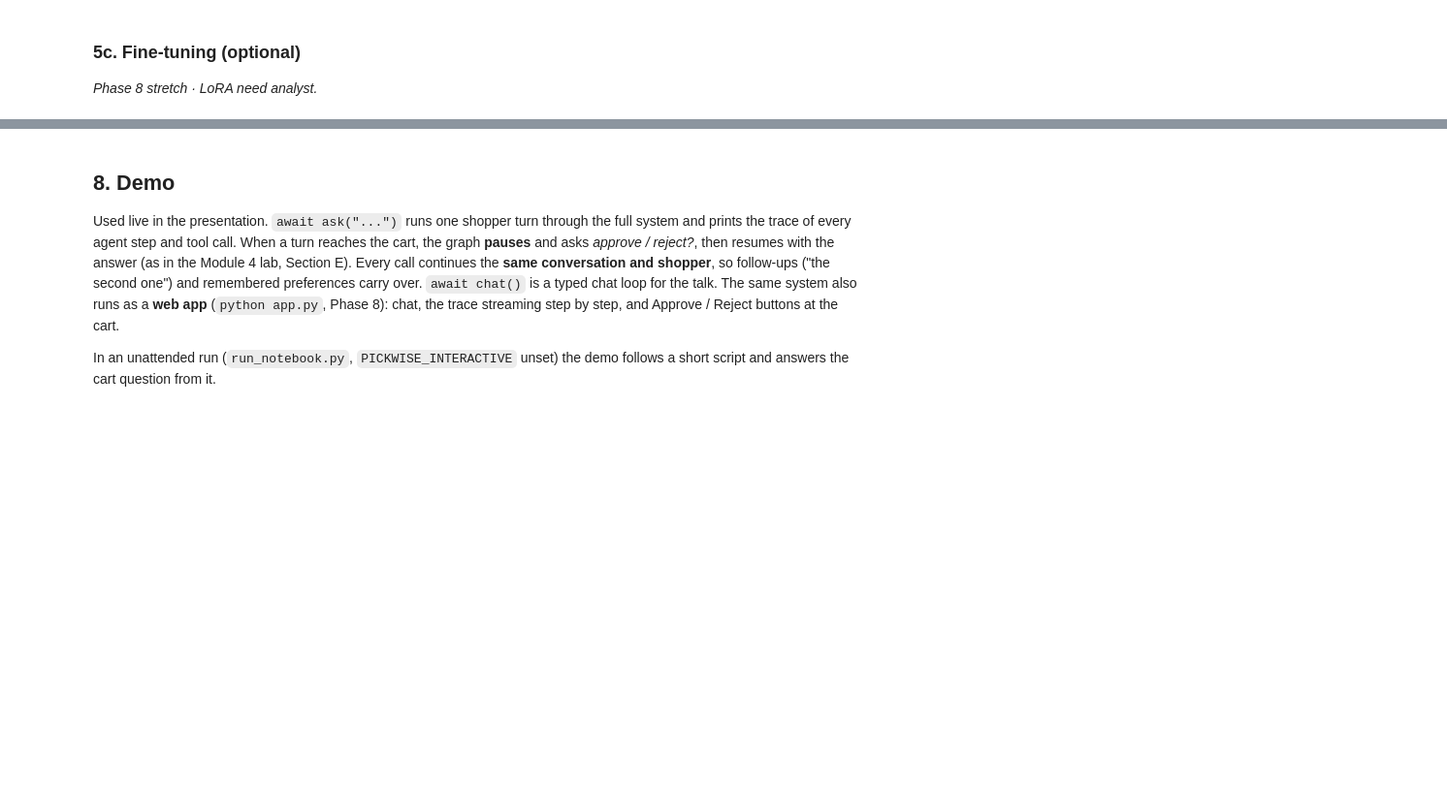
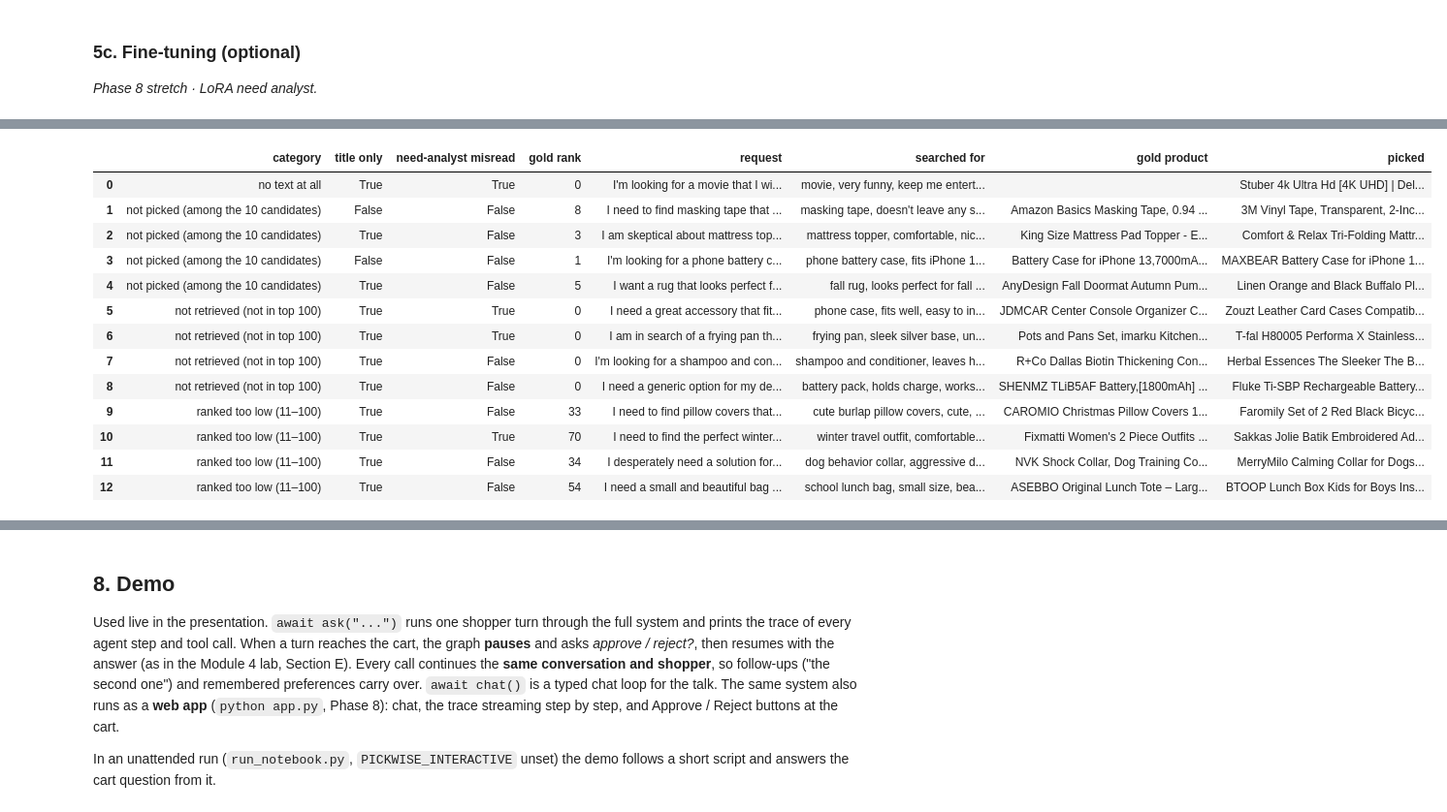
Before and after one commit to LalithMadhav-CODING/PickWise-A-Conversational-Shopping-Assistant, a Jupyter notebook: P14_Shopping_Assistant.ipynb, the cells around one changed output, grey strips where cells are left out. Shown at 97% size. Cells and saved outputs as stored; diff of their text form; code cells hidden in the pictures; blank space fills up the shorter version.

```diff
--- a/P14_Shopping_Assistant.ipynb
+++ b/P14_Shopping_Assistant.ipynb
@@ -854,0 +1097,35 @@ _Phase 7 · at least 10 categorised failures._
+# %%
+full_recs = runs["Full system"]
+failures = [q for q in e2e_qids if e2e_gold[q] not in full_recs[q]["picks"][:3]]
+queries_sent = [full_recs[q]["query"] for q in failures]
+rank_of = dict(zip(failures, gold_ranks(system_retriever.item_ids(system_retriever.rank(queries_sent, "hybrid+rerank")),
+                                        [e2e_gold[q] for q in failures])))
+text_of = catalogue.set_index("item_id")["text"]
+
+def description_words(item):
+    text, title = text_of.get(item, ""), gold_title.get(item, "")
+    return len((text[len(title):] if text.startswith(title) else text).strip(" .").split())
+
+def category(q):
+    g, rank = e2e_gold[q], rank_of[q]
+    if not text_of.get(g, "").strip(" ."): return "no text at all"
+    if g in full_recs[q]["candidates"]: return "not picked (among the 10 candidates)"
+    if rank == 0: return "not retrieved (not in top 100)"
+    if rank > 10: return "ranked too low (11–100)"
+    return "removed by the avoid filter"
+
+def misread(q):
+    product_type = full_recs[q]["query"].split(".")[0].split(",")[0]
+    return not set(re.findall(r"[a-z]{3,}", product_type.lower())) & set(re.findall(r"[a-z]{3,}", gold_title[e2e_gold[q]].lower()))
+
+errors = pd.DataFrame([{"qid": q, "category": category(q), "title only": description_words(e2e_gold[q]) == 0,
+                        "need-analyst misread": misread(q), "gold rank": rank_of[q],
+                        "request": request_of[q], "searched for": full_recs[q]["query"].split(".")[0],
+                        "gold product": gold_title[e2e_gold[q]][:80],
+                        "picked": " | ".join(gold_title.get(p, p)[:40] for p in full_recs[q]["picks"])} for q in failures])
+print(f"{len(failures)} misses out of {len(e2e_qids)} requests (Hit@3 {1 - len(failures) / len(e2e_qids):.3f})")
+title_only_share = {"gold, all 200": np.mean([description_words(e2e_gold[q]) == 0 for q in e2e_qids]),
+                    "whole catalogue": np.mean([description_words(i) == 0 for i in catalogue["item_id"]])}
+print("share of products with only a title:", {k: f"{v:.0%}" for k, v in title_only_share.items()})
+errors.groupby("category").agg(count=("qid", "size"), title_only=("title only", "sum"),
+                               misread=("need-analyst misread", "sum")).sort_values("count", ascending=False)
@@ -854,0 +1141,20 @@ _Phase 7 · at least 10 categorised failures._
+# %%
+# At least 10 misses, a few from every category, to read side by side
+pd.set_option("display.max_colwidth", 140)
+examples = errors.groupby("category").head(4).sort_values("category", kind="stable").reset_index(drop=True)
+examples[["category", "title only", "need-analyst misread", "gold rank", "request", "searched for", "gold product", "picked"]]
+# %% [output]
+|  | category | title only | need-analyst misread | gold rank | request | searched for | gold product | picked |
+| 0 | no text at all | True | True | 0 | I'm looking for a movie that I wi... | movie, very funny, keep me entert... |  | Stuber 4k Ultra Hd [4K UHD] | Del... |
+| 1 | not picked (among the 10 candidates) | False | False | 8 | I need to find masking tape that ... | masking tape, doesn't leave any s... | Amazon Basics Masking Tape, 0.94 ... | 3M Vinyl Tape, Transparent, 2-Inc... |
+| 2 | not picked (among the 10 candidates) | True | False | 3 | I am skeptical about mattress top... | mattress topper, comfortable, nic... | King Size Mattress Pad Topper - E... | Comfort & Relax Tri-Folding Mattr... |
+| 3 | not picked (among the 10 candidates) | False | False | 1 | I'm looking for a phone battery c... | phone battery case, fits iPhone 1... | Battery Case for iPhone 13,7000mA... | MAXBEAR Battery Case for iPhone 1... |
+| 4 | not picked (among the 10 candidates) | True | False | 5 | I want a rug that looks perfect f... | fall rug, looks perfect for fall ... | AnyDesign Fall Doormat Autumn Pum... | Linen Orange and Black Buffalo Pl... |
+| 5 | not retrieved (not in top 100) | True | True | 0 | I need a great accessory that fit... | phone case, fits well, easy to in... | JDMCAR Center Console Organizer C... | Zouzt Leather Card Cases Compatib... |
+| 6 | not retrieved (not in top 100) | True | True | 0 | I am in search of a frying pan th... | frying pan, sleek silver base, un... | Pots and Pans Set, imarku Kitchen... | T-fal H80005 Performa X Stainless... |
+| 7 | not retrieved (not in top 100) | True | False | 0 | I'm looking for a shampoo and con... | shampoo and conditioner, leaves h... | R+Co Dallas Biotin Thickening Con... | Herbal Essences The Sleeker The B... |
+| 8 | not retrieved (not in top 100) | True | False | 0 | I need a generic option for my de... | battery pack, holds charge, works... | SHENMZ TLiB5AF Battery,[1800mAh] ... | Fluke Ti-SBP Rechargeable Battery... |
+| 9 | ranked too low (11–100) | True | False | 33 | I need to find pillow covers that... | cute burlap pillow covers, cute, ... | CAROMIO Christmas Pillow Covers 1... | Faromily Set of 2 Red Black Bicyc... |
+| 10 | ranked too low (11–100) | True | True | 70 | I need to find the perfect winter... | winter travel outfit, comfortable... | Fixmatti Women's 2 Piece Outfits ... | Sakkas Jolie Batik Embroidered Ad... |
+| 11 | ranked too low (11–100) | True | False | 34 | I desperately need a solution for... | dog behavior collar, aggressive d... | NVK Shock Collar, Dog Training Co... | MerryMilo Calming Collar for Dogs... |
+| 12 | ranked too low (11–100) | True | False | 54 | I need a small and beautiful bag ... | school lunch bag, small size, bea... | ASEBBO Original Lunch Tote – Larg... | BTOOP Lunch Box Kids for Boys Ins... |
```
Also changed, not shown: parts of 26 cells of this notebook, 6 other files.
